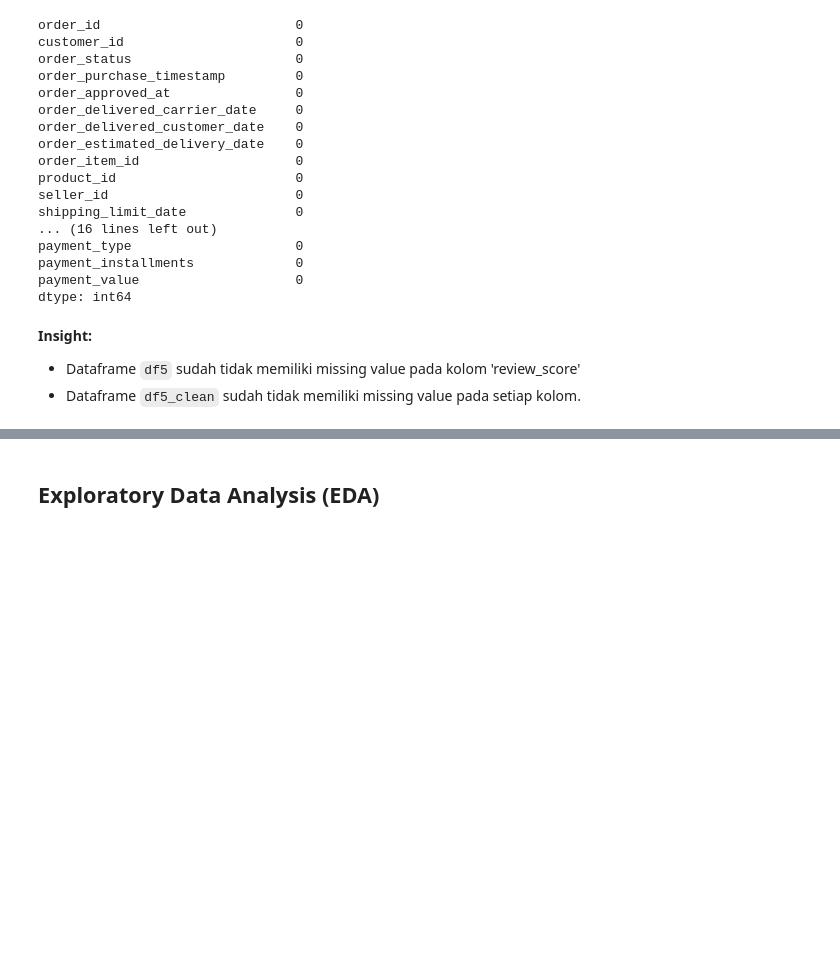
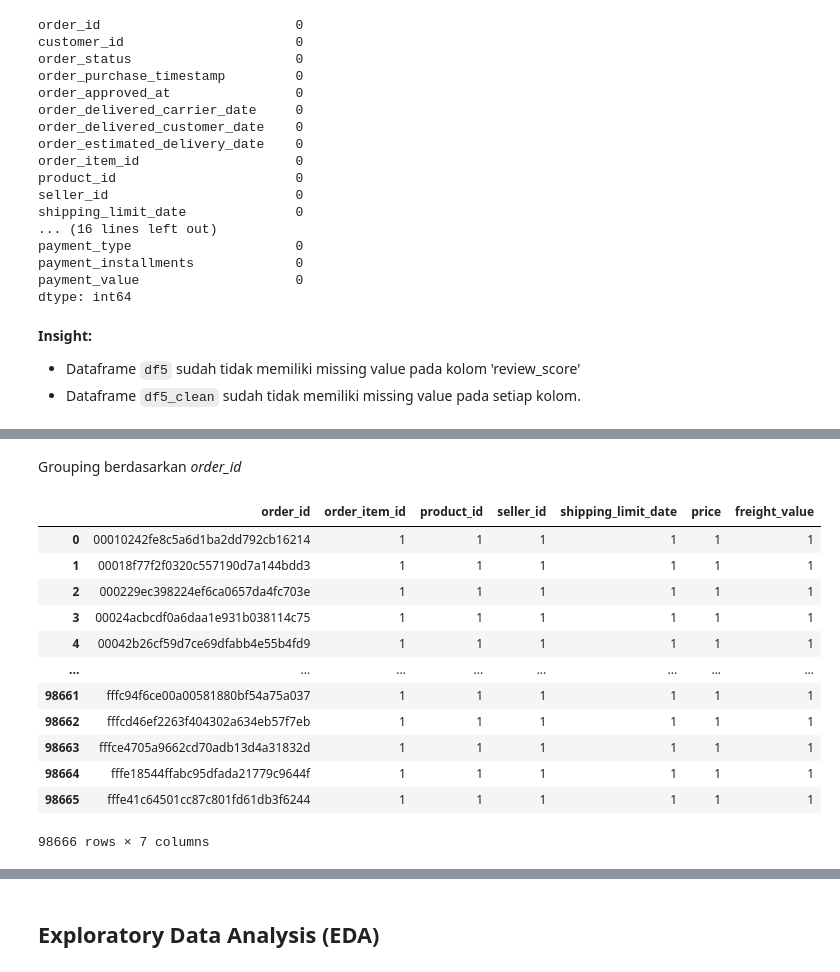
Before and after one commit to f2rra/dicoding, a Jupyter notebook: belajar-analisis-data-dengan-python/Proyek_Analisis_Data.ipynb, the cells around one changed output, grey strips where cells are left out. Saved outputs shown, nothing was run; the diff lists cells and outputs as text; code cells hidden in the pictures; blank space fills up the shorter version.

```diff
--- a/belajar-analisis-data-dengan-python/Proyek_Analisis_Data.ipynb
+++ b/belajar-analisis-data-dengan-python/Proyek_Analisis_Data.ipynb
@@ -1108,0 +1125,3 @@ dtype: int64
+# %%
+order_items_df = pd.read_csv(f'{data_dir}/order_items_dataset.csv')
+order_items_df.head()
@@ -1108,0 +1632,2 @@ dtype: int64
+# %%
+order_items_df.shipping_limit_date = pd.to_datetime(order_items_df.shipping_limit_date)
@@ -1108,0 +1668,27 @@ dtype: int64
+# %% [markdown]
+Grouping berdasarkan *order_id*
+# %%
+order_items_group_df = order_items_df.groupby(by='order_id').agg({
+    'order_item_id': 'nunique',
+    'product_id': 'nunique',
+    'seller_id': 'nunique',
+    'shipping_limit_date': 'nunique',
+    'price': 'nunique',
+    'freight_value': 'nunique'
+}).reset_index()
+
+order_items_group_df
+# %% [output]
+|  | order_id | order_item_id | product_id | seller_id | shipping_limit_date | price | freight_value |
+| 0 | 00010242fe8c5a6d1ba2dd792cb16214 | 1 | 1 | 1 | 1 | 1 | 1 |
+| 1 | 00018f77f2f0320c557190d7a144bdd3 | 1 | 1 | 1 | 1 | 1 | 1 |
+| 2 | 000229ec398224ef6ca0657da4fc703e | 1 | 1 | 1 | 1 | 1 | 1 |
+| 3 | 00024acbcdf0a6daa1e931b038114c75 | 1 | 1 | 1 | 1 | 1 | 1 |
+| 4 | 00042b26cf59d7ce69dfabb4e55b4fd9 | 1 | 1 | 1 | 1 | 1 | 1 |
+| ... | ... | ... | ... | ... | ... | ... | ... |
+| 98661 | fffc94f6ce00a00581880bf54a75a037 | 1 | 1 | 1 | 1 | 1 | 1 |
+| 98662 | fffcd46ef2263f404302a634eb57f7eb | 1 | 1 | 1 | 1 | 1 | 1 |
+| 98663 | fffce4705a9662cd70adb13d4a31832d | 1 | 1 | 1 | 1 | 1 | 1 |
+| 98664 | fffe18544ffabc95dfada21779c9644f | 1 | 1 | 1 | 1 | 1 | 1 |
+| 98665 | fffe41c64501cc87c801fd61db3f6244 | 1 | 1 | 1 | 1 | 1 | 1 |
+98666 rows × 7 columns
```
Also changed, not shown: parts of 120 cells of this notebook.
